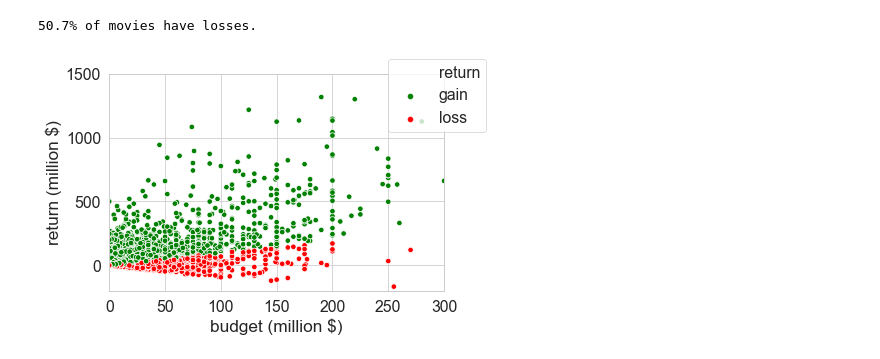
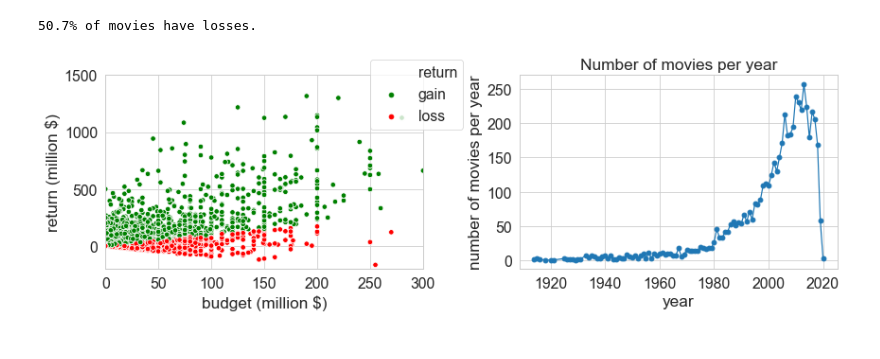
Before and after one commit to evgeniya1/Project1, a Jupyter notebook: analysis_Evgeniya.ipynb, the cells around one changed output. Drawn from its saved outputs; the diff is of its cells as text; code cells hidden in the pictures.

```diff
--- a/analysis_Evgeniya.ipynb
+++ b/analysis_Evgeniya.ipynb
@@ -65,27 +58,39 @@ _ = ax1.set_ylabel('number of movies per year')
 # %%
 #How budget influence on total revenue in millions?
-fig, ax1 = plt.subplots(1,1,figsize=(6,4))
+fig, (ax1,ax2) = plt.subplots(1,2,figsize=(12,4))
 
 #plot return vs budget in millions $
 sns.scatterplot(x='budget_M', y='return_M', hue='return_type',
                 data=df, s=30, ax=ax1,palette=['green','red'])
 
 #change axis labels
 ax1.set_xlabel('budget (million $)')
 ax1.set_ylabel('return (million $)')
 
 #legend parameters
 ax1.legend(loc='right',bbox_to_anchor = [1.15, 0.9])\
    .texts[0].set_text("return")
 
 #change axis limits
 ax1.set_xlim(0,300)
 ax1.set_ylim(-200,1500)
 
 #What is the percentage of movies with negative return?
 neg_return = round(df[df['gain/loss_%'] < 0].shape[0]
                    / df.shape[0] * 100,1)
+
+#plot number of movies per a year
+df[df.year > 0].year.value_counts().sort_index()\
+                    .plot(kind='line',marker='o',ax=ax2,
+                          title = 'Number of movies per year')
+
+#change axis labels
+ax2.set_xlabel('year')
+ax2.set_ylabel('number of movies per year')
+
+plt.tight_layout()
+
 print(f'{neg_return}% of movies have losses.')
 # %% [output]
 50.7% of movies have losses.
-[figure, old version]
+[figure, new version]
```
Also changed, not shown: parts of 21 cells of this notebook, 3 other files.
